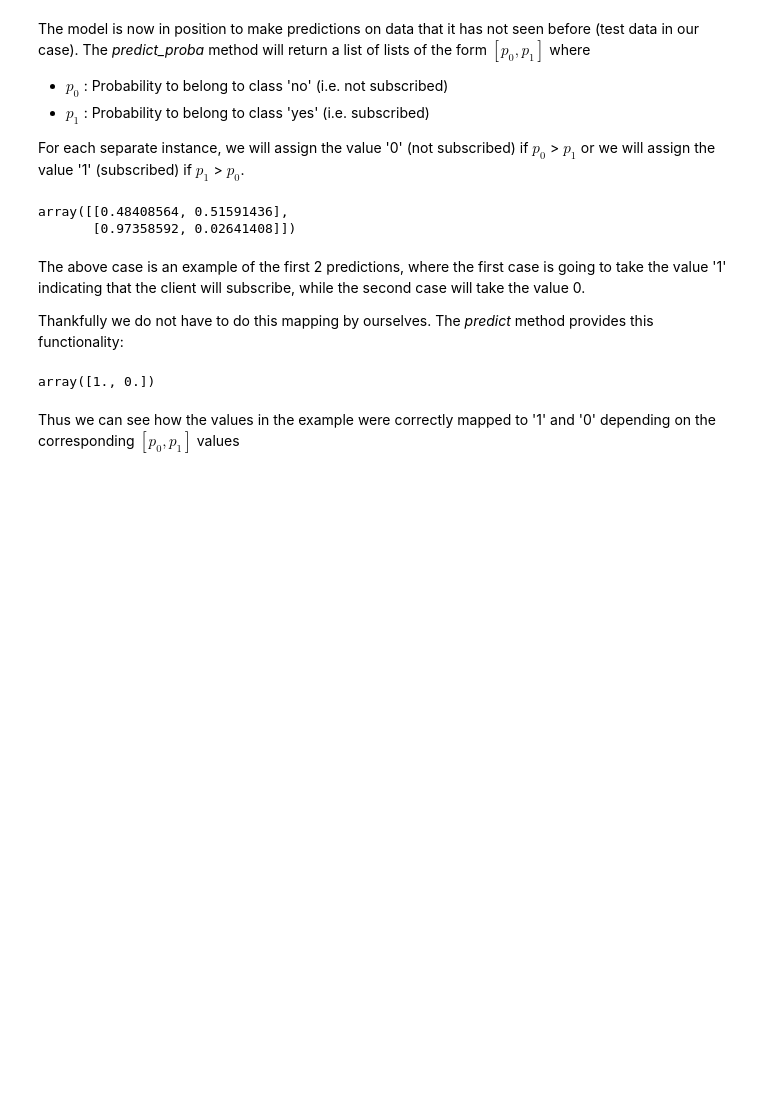
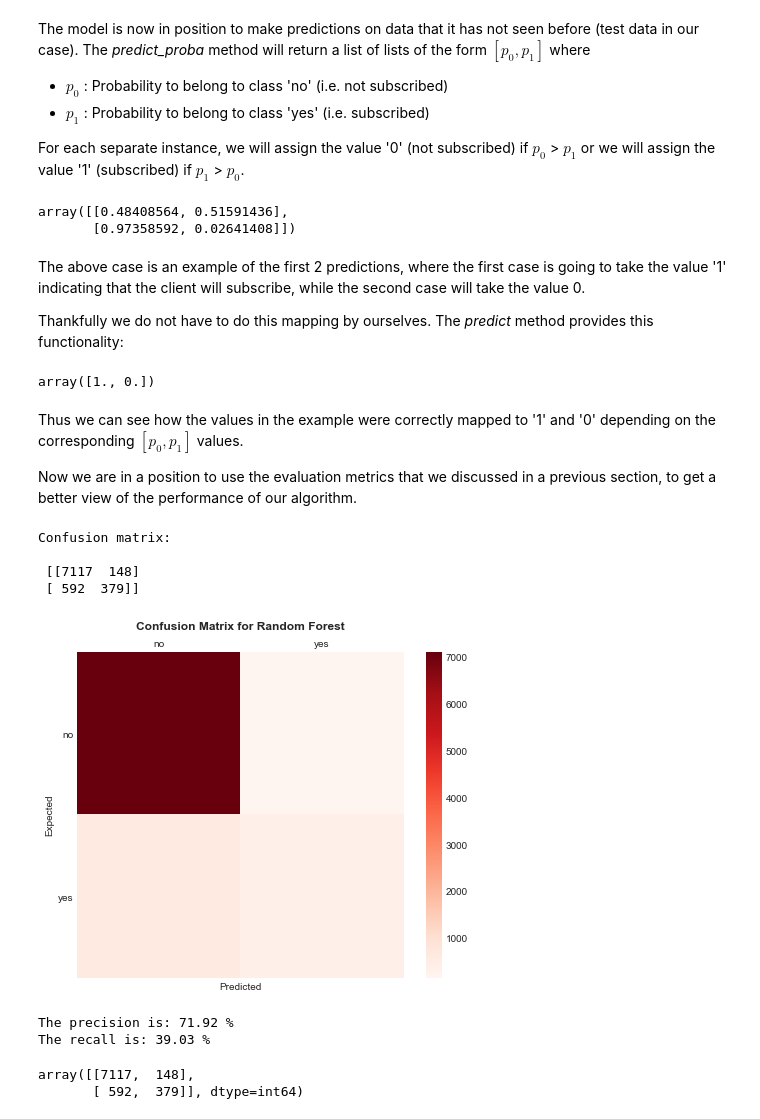
Before and after one commit to gpsyrou/Binary_Classification_of_Bank_Marketing_Campaigns, a Jupyter notebook: Jupyter Notebook/Direct_Marketing_Campaings.ipynb, the cells around one changed output. Drawn from its saved outputs; the diff is of its cells as text; code cells hidden in the pictures; blank space fills up the shorter version.

Commit message:
add confusion matrix

```diff
--- a/Jupyter Notebook/Direct_Marketing_Campaings.ipynb
+++ b/Jupyter Notebook/Direct_Marketing_Campaings.ipynb
@@ -452,8 +463,6 @@ Before moving into creating the classification classifiers, we will have to deci
 # %%
-def getModelEvaluationMetrics(classifier, model_name: str,
-                              x_test: pd.core.frame.DataFrame,
-                              y_test: pd.core.frame.DataFrame, y_predicted,
-                              plot_confusion_matrix=False,
+def getModelEvaluationMetrics(classifier, model_name: str, x_test: pd.core.frame.DataFrame,
+                              y_test: pd.core.frame.DataFrame, y_predicted, plot_confusion_matrix=False,
                               figsize=(10, 8)) -> np.ndarray:
     """
     Calculate the Precision and Recall of a classifier. Return the results
@@ -586,4 +629,20 @@ rf_y_pred[0:2]
 # %% [output]
 array([1., 0.])
 # %% [markdown]
-Thus we can see how the values in the example were correctly mapped to '1' and '0' depending on the corresponding $[p_0, p_1]$ values
+Thus we can see how the values in the example were correctly mapped to '1' and '0' depending on the corresponding $[p_0, p_1]$ values.
+
+Now we are in a position to use the evaluation metrics that we discussed in a previous section, to get a better view of the performance of our algorithm.
+# %%
+# Evaluate the model by using Recall/Precission:
+getModelEvaluationMetrics(classifier=rf_grid_search, model_name='Random Forest',x_test=X_test, y_test=y_test,
+                              y_predicted=rf_y_pred, plot_confusion_matrix=True, figsize=(8,6))
+# %% [output]
+Confusion matrix:
+
+ [[7117  148]
+ [ 592  379]]
+[figure, added]
+The precision is: 71.92 %
+The recall is: 39.03 %
+array([[7117,  148],
+       [ 592,  379]], dtype=int64)
```
Also changed, not shown: parts of 4 cells of this notebook.
